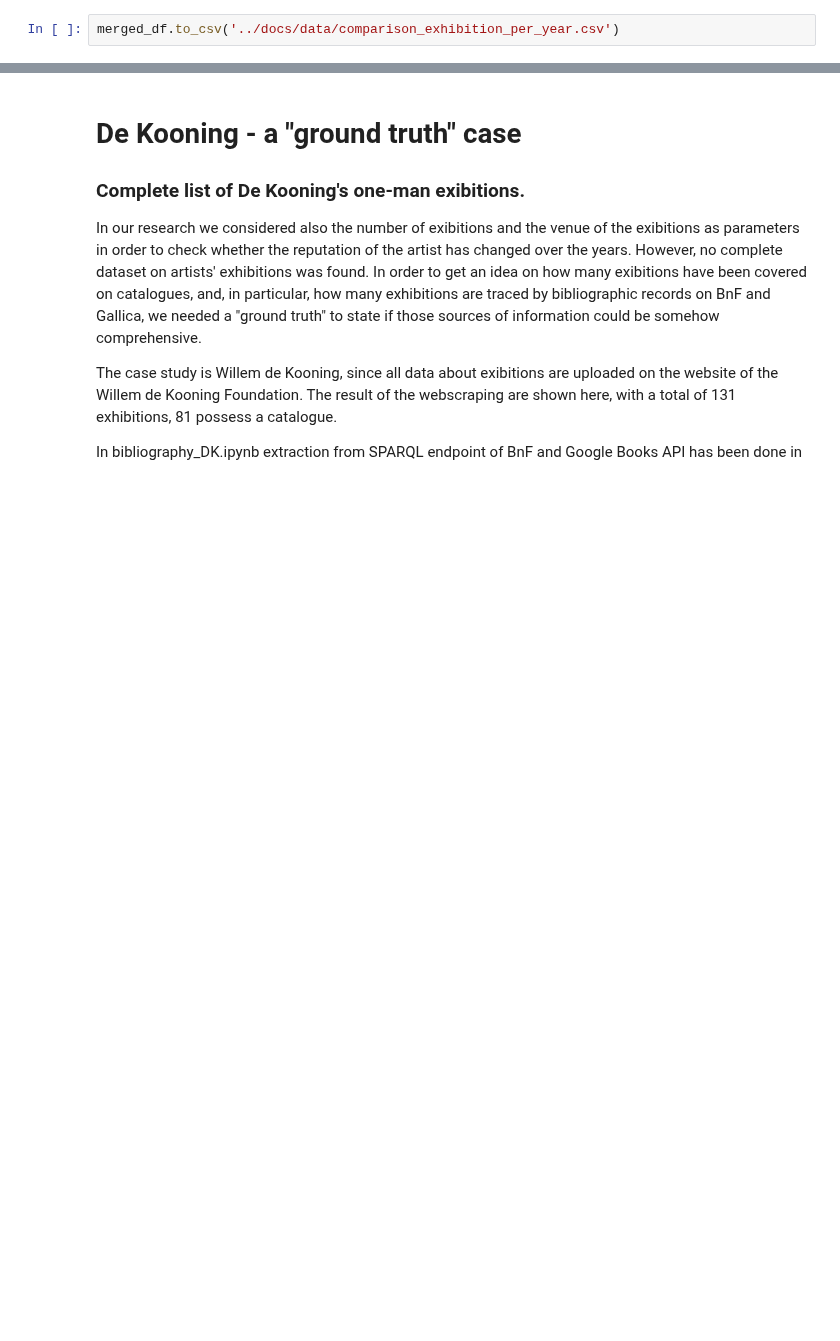
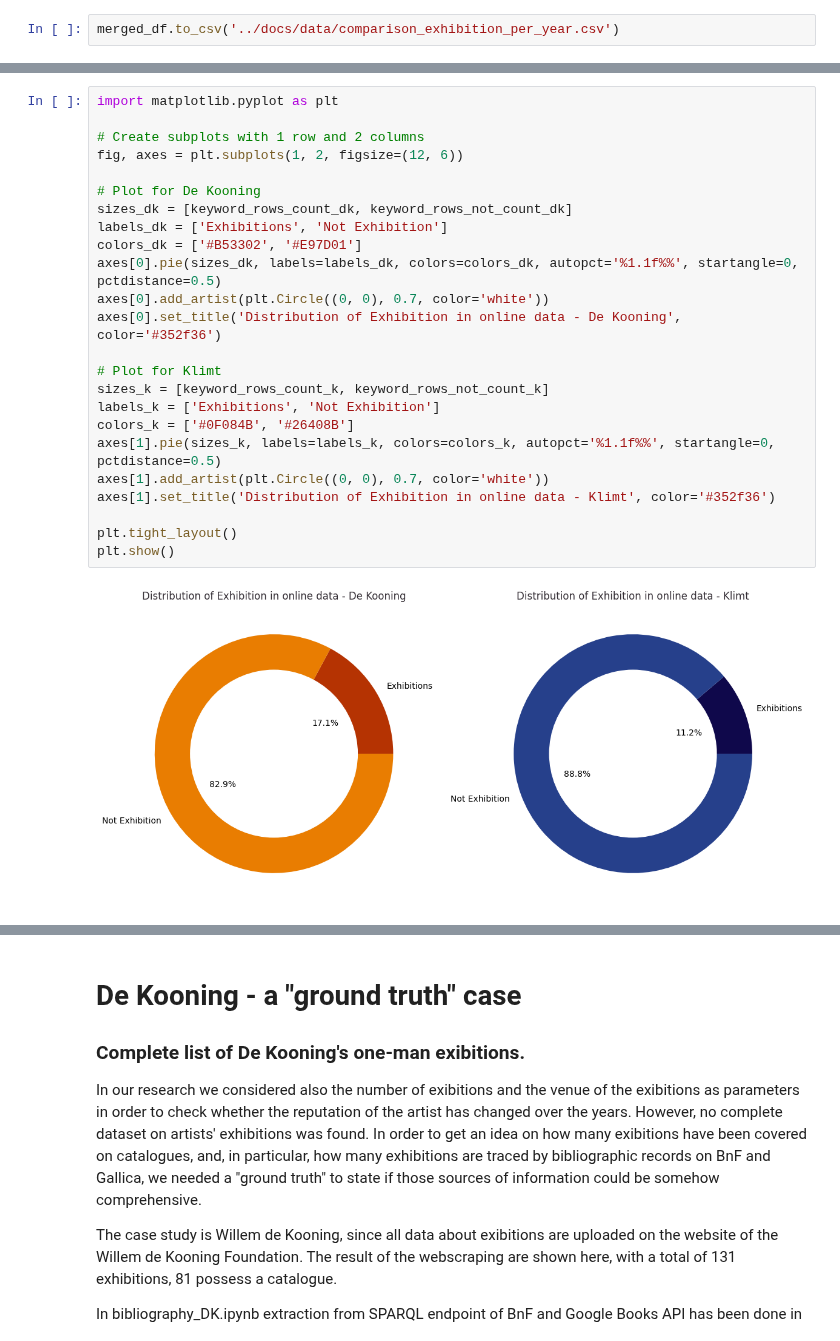
Before and after one commit to giorgiacrosilla/reputationera, a Jupyter notebook: tobesent/reputation_era.ipynb, the cells around one changed output, grey strips where cells are left out. Drawn from its saved outputs; the diff is of its cells as text; blank space fills up the shorter version.

```diff
--- a/tobesent/reputation_era.ipynb
+++ b/tobesent/reputation_era.ipynb
@@ -1728,0 +2006,26 @@ merged_df.to_csv('../docs/data/comparison_exhibition_per_year.csv')
+# %%
+import matplotlib.pyplot as plt
+
+# Create subplots with 1 row and 2 columns
+fig, axes = plt.subplots(1, 2, figsize=(12, 6))
+
+# Plot for De Kooning
+sizes_dk = [keyword_rows_count_dk, keyword_rows_not_count_dk]
+labels_dk = ['Exhibitions', 'Not Exhibition']
+colors_dk = ['#B53302', '#E97D01']
+axes[0].pie(sizes_dk, labels=labels_dk, colors=colors_dk, autopct='%1.1f%%', startangle=0, pctdistance=0.5)
+axes[0].add_artist(plt.Circle((0, 0), 0.7, color='white'))
+axes[0].set_title('Distribution of Exhibition in online data - De Kooning', color='#352f36')
+
+# Plot for Klimt
+sizes_k = [keyword_rows_count_k, keyword_rows_not_count_k]
+labels_k = ['Exhibitions', 'Not Exhibition']
+colors_k = ['#0F084B', '#26408B']
+axes[1].pie(sizes_k, labels=labels_k, colors=colors_k, autopct='%1.1f%%', startangle=0, pctdistance=0.5)
+axes[1].add_artist(plt.Circle((0, 0), 0.7, color='white'))
+axes[1].set_title('Distribution of Exhibition in online data - Klimt', color='#352f36')
+
+plt.tight_layout()
+plt.show()
+# %% [output]
+[figure, added]
```
Also changed, not shown: parts of 38 cells of this notebook, 5 other files.
